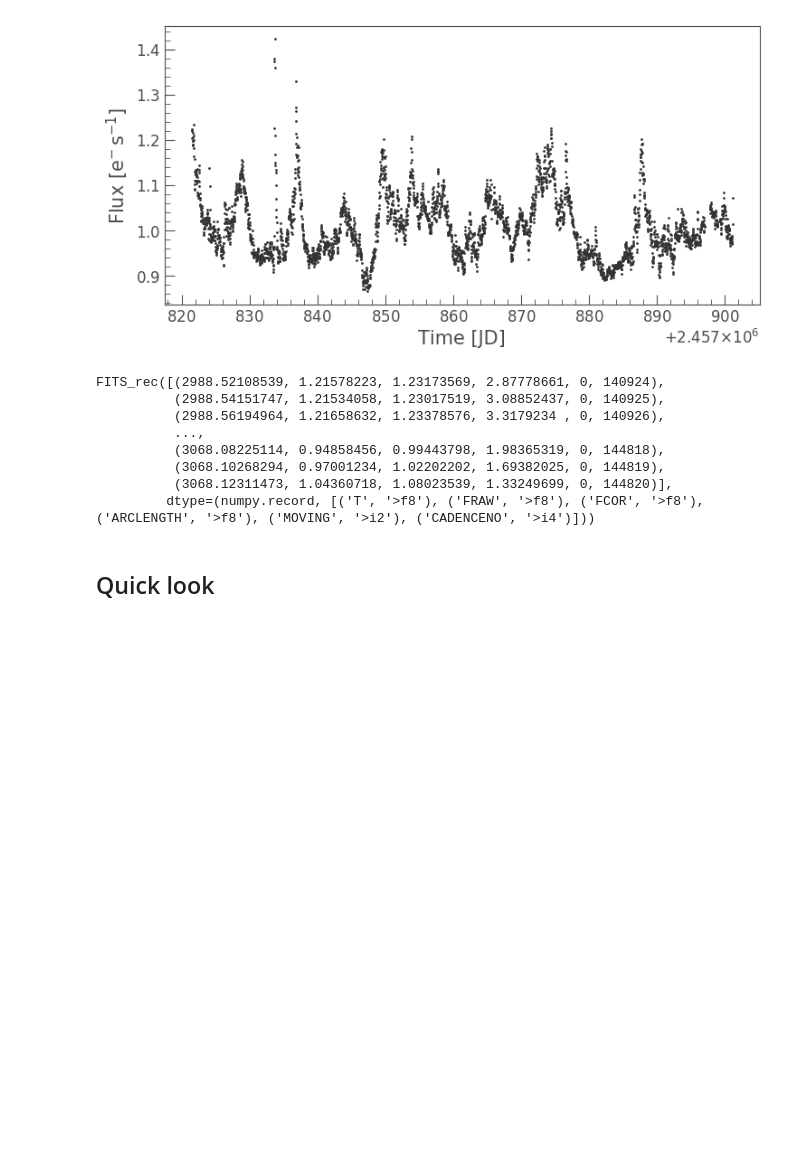
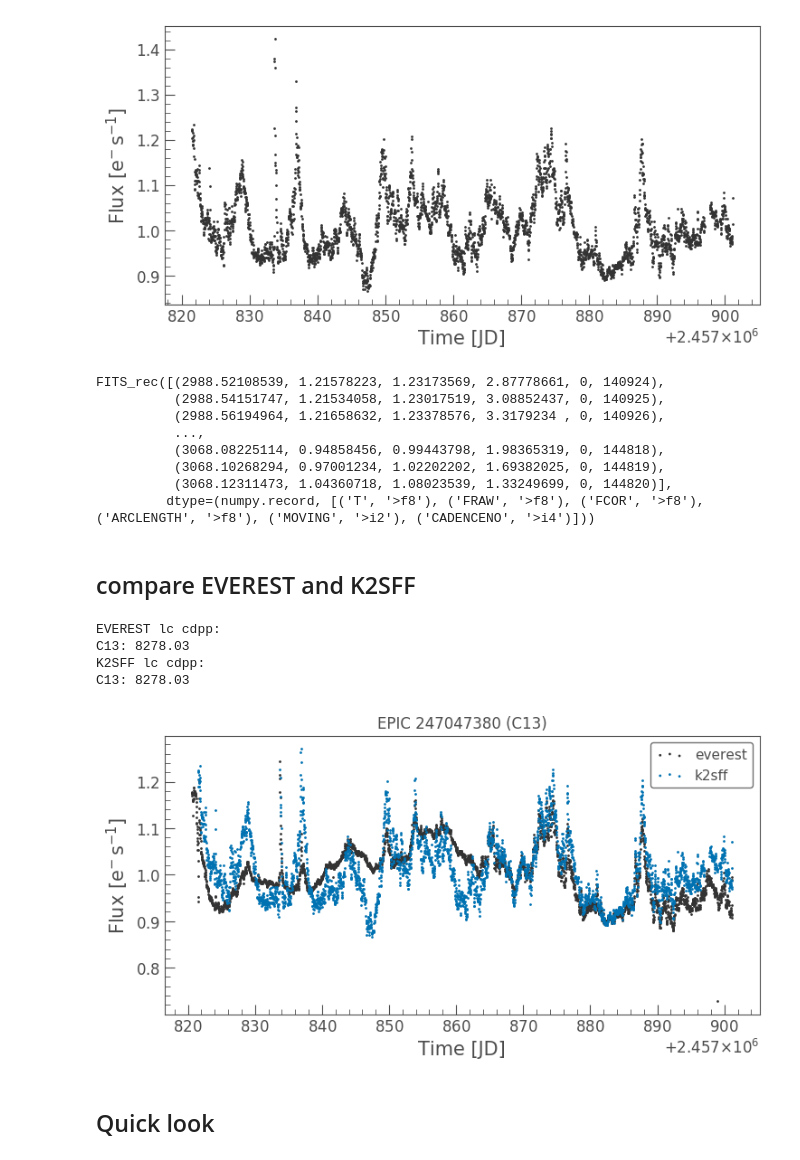
Before and after one commit to jpdeleon/chronos, a Jupyter notebook: notebooks/examples-lightcurves-k2.ipynb, the cells around one changed output. Saved outputs shown, nothing was run; the diff lists cells and outputs as text; code cells hidden in the pictures; blank space fills up the shorter version.

```diff
--- a/notebooks/examples-lightcurves-k2.ipynb
+++ b/notebooks/examples-lightcurves-k2.ipynb
@@ -76,6 +75,17 @@ FITS_rec([(2988.52108539, 1.21578223, 1.23173569, 2.87778661, 0, 140924),
           (3068.10268294, 0.97001234, 1.02202202, 1.69382025, 0, 144819),
           (3068.12311473, 1.04360718, 1.08023539, 1.33249699, 0, 144820)],
          dtype=(numpy.record, [('T', '>f8'), ('FRAW', '>f8'), ('FCOR', '>f8'), ('ARCLENGTH', '>f8'), ('MOVING', '>i2'), ('CADENCENO', '>i4')]))
+# %% [markdown]
+## compare EVEREST and K2SFF
+# %%
+epicid=247047380
+fig = cr.plot_everest_k2sff_comparison(epicid, campaign='all')
+# %% [output]
+EVEREST lc cdpp:
+C13: 8278.03
+K2SFF lc cdpp:
+C13: 8278.03
+[figure, added]
 # %% [markdown]
 ## Quick look
 # %% [raw]
```
Also changed, not shown: parts of 2 cells of this notebook, 6 other files.
